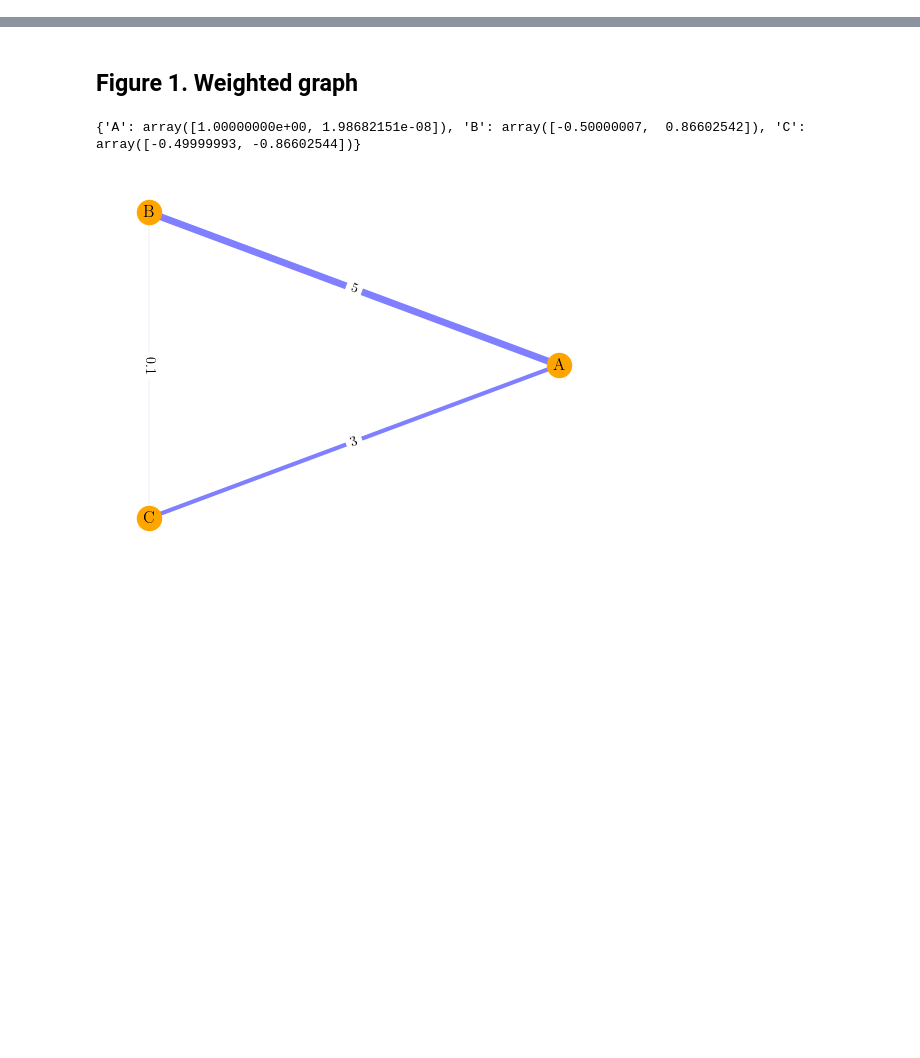
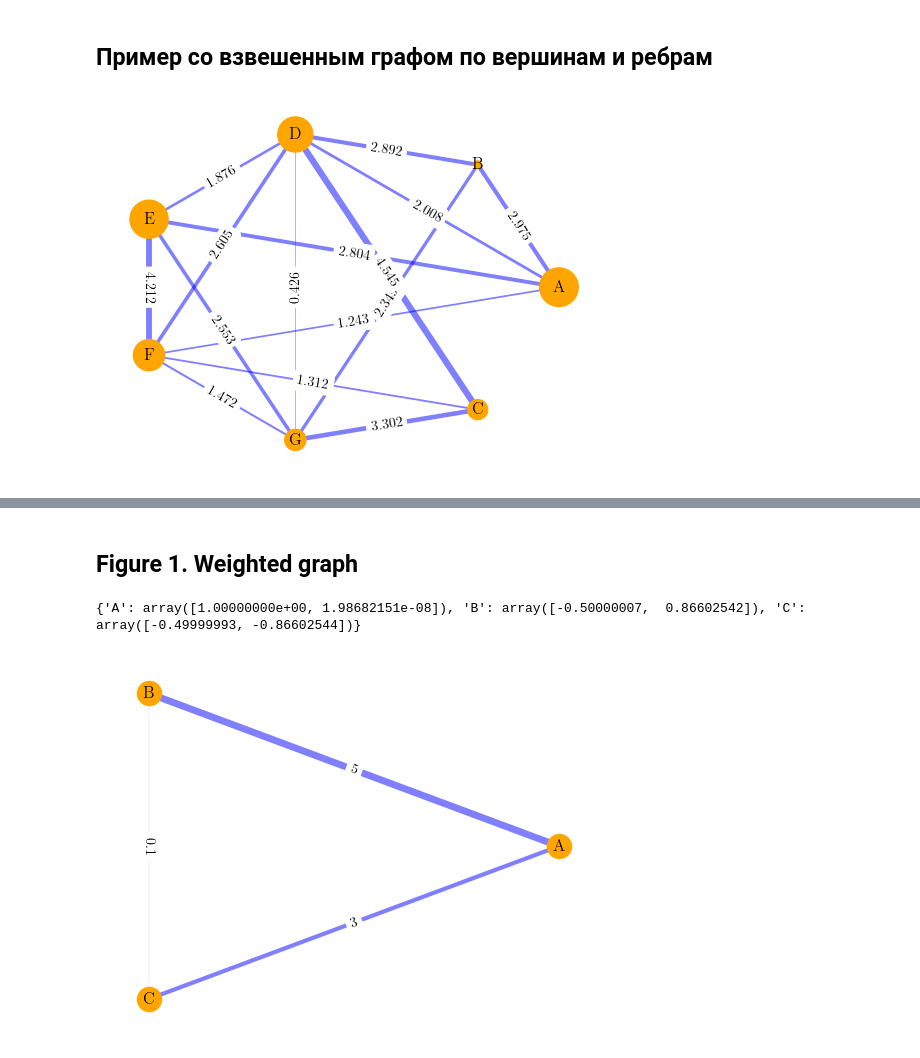
Before and after one commit to aysuvorov/aysuvorov.github.io, a Jupyter notebook: docs/pages/networks/paren_syn_corr_guide/images.ipynb, the cells around one changed output, grey strips where cells are left out. Saved outputs shown, nothing was run; the diff lists cells and outputs as text; code cells hidden in the pictures; blank space fills up the shorter version.

```diff
--- a/docs/pages/networks/paren_syn_corr_guide/images.ipynb
+++ b/docs/pages/networks/paren_syn_corr_guide/images.ipynb
@@ -11,3 +12,47 @@ params = {'text.usetex' : True,
                     'font.size' : 11,
                     'font.family' : 'lmodern'}
 plt.rcParams.update(params)
+# %% [markdown]
+## Пример со взвешенным графом по вершинам и ребрам
+# %%
+nodes_lst = ['A','B','C','D','E','F','G']
+np.random.seed(10)
+node_weights = np.random.uniform(10, 1000, len(nodes_lst))
+edges_lst = [x for x in combinations(nodes_lst, 2)]
+np.random.seed(10)
+edge_weights = np.round([5*(x**2) for x in np.random.uniform(0, 1, len(edges_lst))],3)
+
+G = nx.Graph()
+
+for edge, edge_w in zip(edges_lst, edge_weights):
+    if edge_w > 0.4:
+        G.add_edge(edge[0], edge[1], weight=edge_w)
+    else:
+        pass
+
+edge_labels = dict([((n1, n2), d['weight']) for
+    n1, n2, d in G.edges(data=True)])
+
+pos = nx.circular_layout(G)
+
+degree_dict = dict(G.degree(weight='weight'))
+
+plt.figure()
+plt.box(False)
+
+nx.draw_networkx_nodes(G, pos, node_color = 'orange',
+    node_size = node_weights)
+nx.draw_networkx_labels(G, pos)
+
+for edge in G.edges(data='weight'):
+    nx.draw_networkx_edges(G, pos, edgelist=[edge], width=edge[2],
+    alpha=0.5, edge_color="b")
+
+nx.draw_networkx_edge_labels(G, pos, edge_labels=edge_labels, label_pos=0.5)
+
+plt.savefig('./images/1.0-weighted-graph.png', bbox_inches="tight",
+    transparent=False, edgecolor = 'white', dpi = 300)
+
+plt.show()
+# %% [output]
+[figure, added]
```
Also changed, not shown: parts of 3 cells of this notebook, 3 other files.
